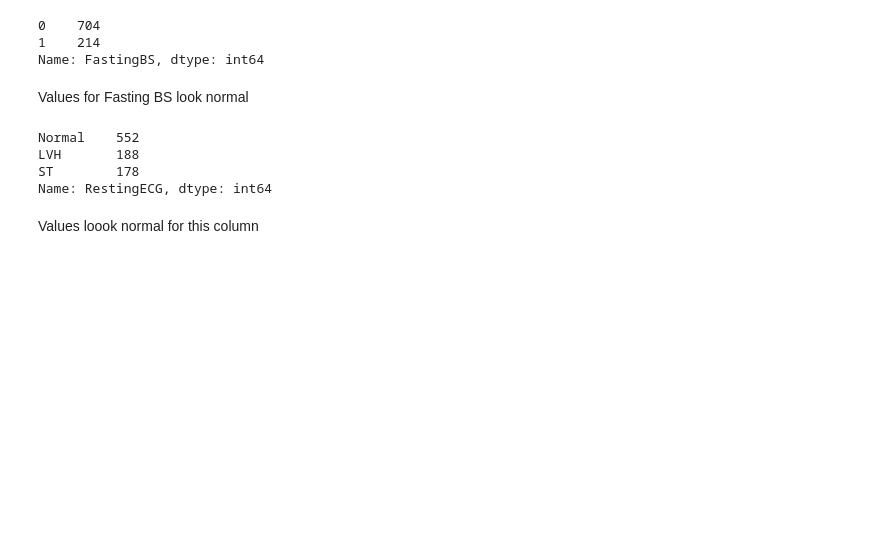
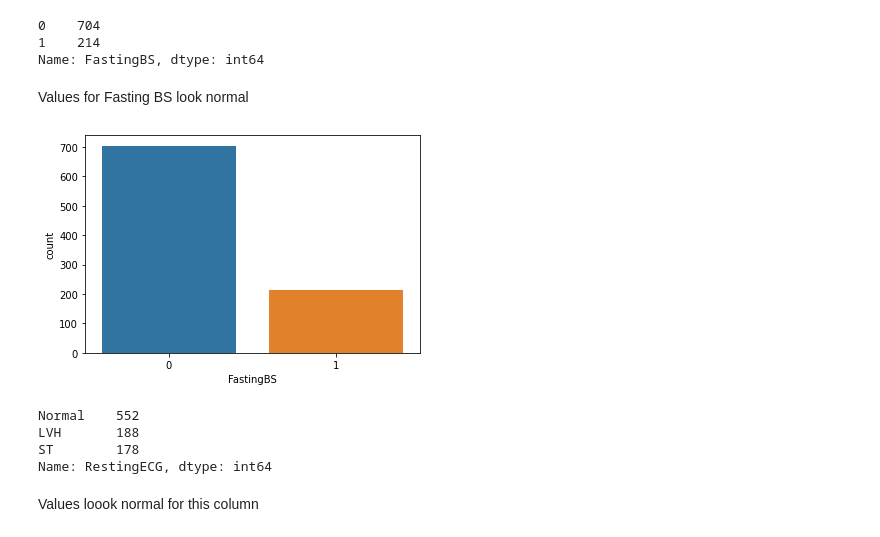
Before and after one commit to AbdoIbrahim/project2, a Jupyter notebook: Project_2_Part_2(Core).ipynb, the cells around one changed output. Drawn from its saved outputs; the diff is of its cells as text; code cells hidden in the pictures; blank space fills up the shorter version.

```diff
--- a/Project_2_Part_2(Core).ipynb
+++ b/Project_2_Part_2(Core).ipynb
@@ -339,4 +302,8 @@ df['FastingBS'].value_counts()
 Name: FastingBS, dtype: int64
 # %% [markdown]
 Values for Fasting BS look normal
+# %%
+sns.countplot(x="FastingBS", data=ml_df);
+# %% [output]
+[figure, added]
 # %%
```
Also changed, not shown: parts of 56 cells of this notebook.
